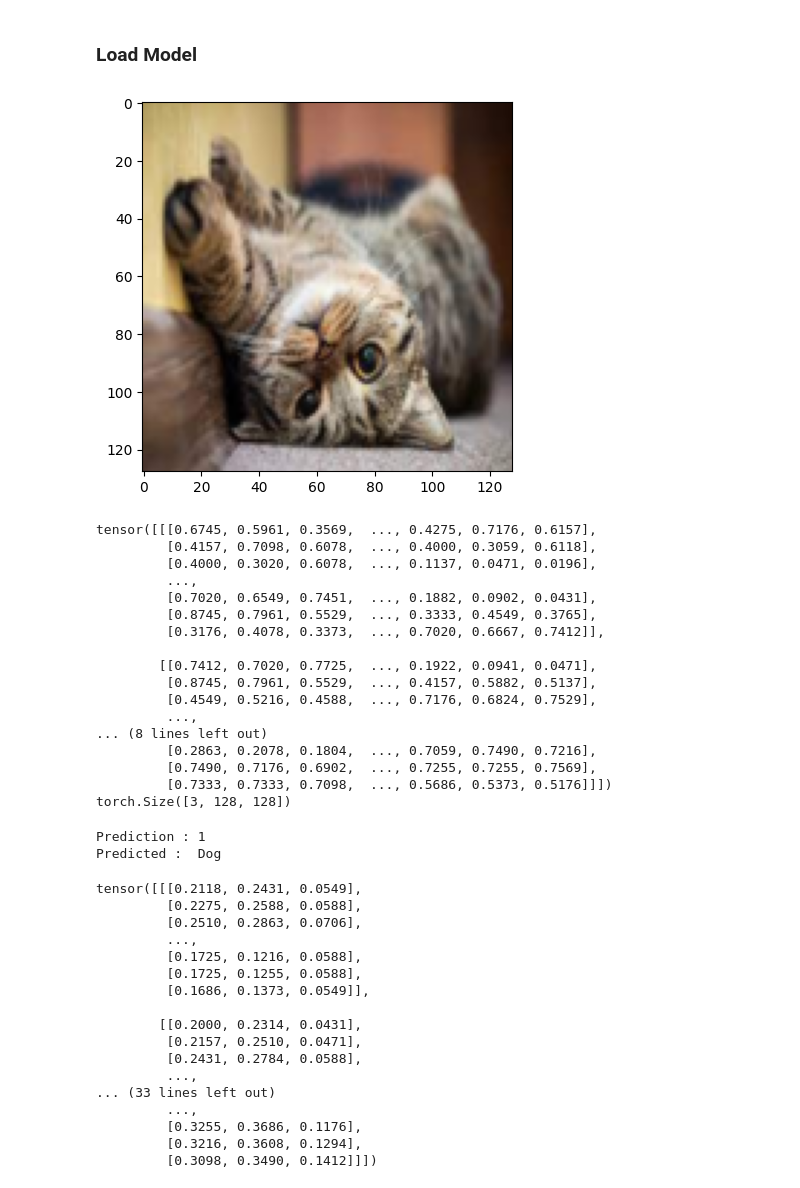
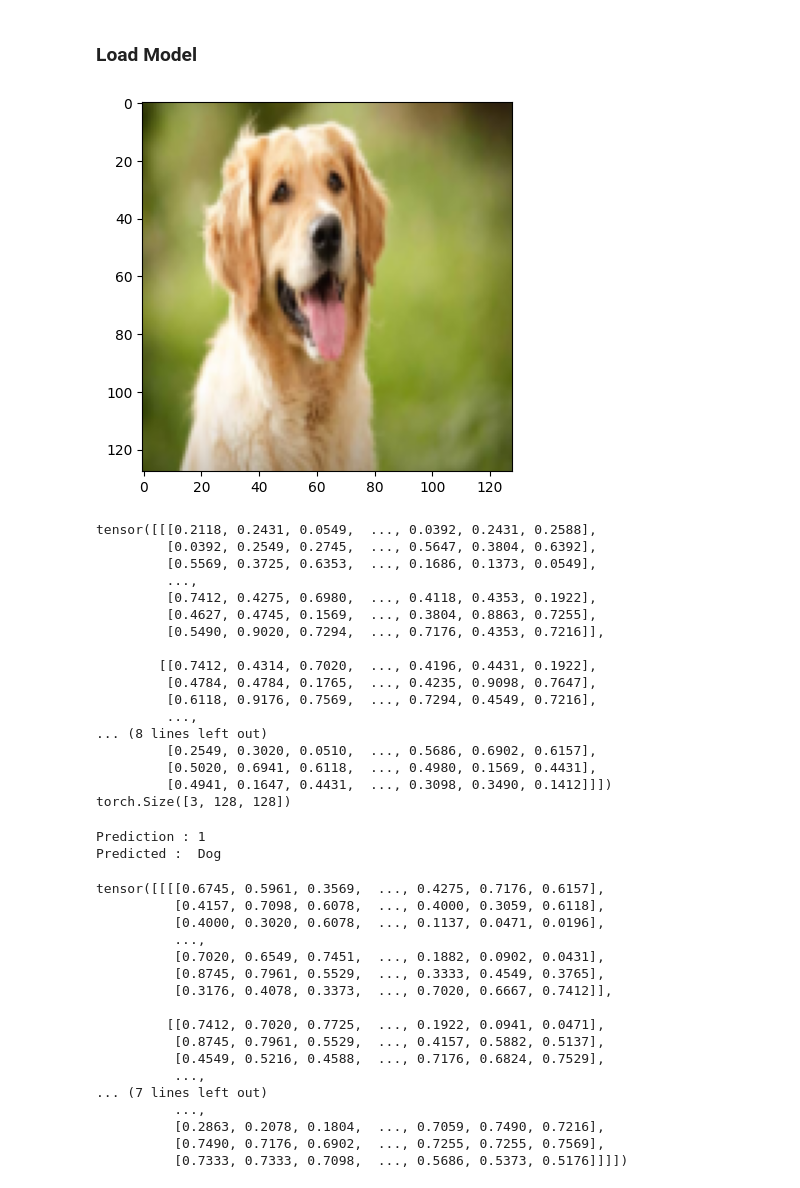
Before and after one commit to Nont18/Deep-learning-coding, a Jupyter notebook: pytorch/CatDogsClassification.ipynb, the cells around one changed output. Cells and saved outputs as stored; diff of their text form; code cells hidden in the pictures.

```diff
--- a/pytorch/CatDogsClassification.ipynb
+++ b/pytorch/CatDogsClassification.ipynb
@@ -248,22 +248,22 @@ loaded_model = pickle.load(open(filename, 'rb'))
 # %%
 transform = transforms.Compose([
     transforms.Resize((128, 128)),
     transforms.ToTensor(),
 ])
 
 import torchvision
 from PIL import Image
 
-input_path = r"../pytorch/cat_test.jpg"
+input_path = r"../pytorch/dog.jpg"
 input_data = Image.open(input_path)  # Open image with PIL
 # input_data = torchvision.io.read_image(path=input_path)
 input_data = transform(input_data)
 input_data = input_data.squeeze(0).cpu().numpy().transpose(1, 2, 0)  # Transpose to (28, 28, 3)
 
 plt.imshow(input_data)
 plt.show()
 # %% [output]
-[figure, old version]
+[figure, new version]
 # %%
 input_data = torch.tensor(input_data)
 # expected 3 128 128
@@ -272,22 +272,22 @@ input_data = input_data.reshape(3,128,128)
 print(input_data)
 print(input_data.shape)
 # %% [output]
-tensor([[[0.6745, 0.5961, 0.3569,  ..., 0.4275, 0.7176, 0.6157],
-         [0.4157, 0.7098, 0.6078,  ..., 0.4000, 0.3059, 0.6118],
-         [0.4000, 0.3020, 0.6078,  ..., 0.1137, 0.0471, 0.0196],
+tensor([[[0.2118, 0.2431, 0.0549,  ..., 0.0392, 0.2431, 0.2588],
+         [0.0392, 0.2549, 0.2745,  ..., 0.5647, 0.3804, 0.6392],
+         [0.5569, 0.3725, 0.6353,  ..., 0.1686, 0.1373, 0.0549],
          ...,
-         [0.7020, 0.6549, 0.7451,  ..., 0.1882, 0.0902, 0.0431],
-         [0.8745, 0.7961, 0.5529,  ..., 0.3333, 0.4549, 0.3765],
-         [0.3176, 0.4078, 0.3373,  ..., 0.7020, 0.6667, 0.7412]],
+         [0.7412, 0.4275, 0.6980,  ..., 0.4118, 0.4353, 0.1922],
+         [0.4627, 0.4745, 0.1569,  ..., 0.3804, 0.8863, 0.7255],
+         [0.5490, 0.9020, 0.7294,  ..., 0.7176, 0.4353, 0.7216]],
 
-        [[0.7412, 0.7020, 0.7725,  ..., 0.1922, 0.0941, 0.0471],
-         [0.8745, 0.7961, 0.5529,  ..., 0.4157, 0.5882, 0.5137],
-         [0.4549, 0.5216, 0.4588,  ..., 0.7176, 0.6824, 0.7529],
+        [[0.7412, 0.4314, 0.7020,  ..., 0.4196, 0.4431, 0.1922],
+         [0.4784, 0.4784, 0.1765,  ..., 0.4235, 0.9098, 0.7647],
+         [0.6118, 0.9176, 0.7569,  ..., 0.7294, 0.4549, 0.7216],
          ...,
 ... (8 lines left out)
-         [0.2863, 0.2078, 0.1804,  ..., 0.7059, 0.7490, 0.7216],
-         [0.7490, 0.7176, 0.6902,  ..., 0.7255, 0.7255, 0.7569],
-         [0.7333, 0.7333, 0.7098,  ..., 0.5686, 0.5373, 0.5176]]])
+         [0.2549, 0.3020, 0.0510,  ..., 0.5686, 0.6902, 0.6157],
+         [0.5020, 0.6941, 0.6118,  ..., 0.4980, 0.1569, 0.4431],
+         [0.4941, 0.1647, 0.4431,  ..., 0.3098, 0.3490, 0.1412]]])
 torch.Size([3, 128, 128])
 # %%
 model.eval()
@@ -311,20 +311,20 @@ Predicted :  Dog
 data = torch.tensor(data)
 data
 # %% [output]
-tensor([[[0.2118, 0.2431, 0.0549],
-         [0.2275, 0.2588, 0.0588],
-         [0.2510, 0.2863, 0.0706],
-         ...,
-         [0.1725, 0.1216, 0.0588],
-         [0.1725, 0.1255, 0.0588],
-         [0.1686, 0.1373, 0.0549]],
+tensor([[[[0.6745, 0.5961, 0.3569,  ..., 0.4275, 0.7176, 0.6157],
+          [0.4157, 0.7098, 0.6078,  ..., 0.4000, 0.3059, 0.6118],
+          [0.4000, 0.3020, 0.6078,  ..., 0.1137, 0.0471, 0.0196],
+          ...,
+          [0.7020, 0.6549, 0.7451,  ..., 0.1882, 0.0902, 0.0431],
+          [0.8745, 0.7961, 0.5529,  ..., 0.3333, 0.4549, 0.3765],
+          [0.3176, 0.4078, 0.3373,  ..., 0.7020, 0.6667, 0.7412]],
 
-        [[0.2000, 0.2314, 0.0431],
-         [0.2157, 0.2510, 0.0471],
-         [0.2431, 0.2784, 0.0588],
-         ...,
-... (33 lines left out)
-         ...,
-         [0.3255, 0.3686, 0.1176],
-         [0.3216, 0.3608, 0.1294],
-         [0.3098, 0.3490, 0.1412]]])
+         [[0.7412, 0.7020, 0.7725,  ..., 0.1922, 0.0941, 0.0471],
+          [0.8745, 0.7961, 0.5529,  ..., 0.4157, 0.5882, 0.5137],
+          [0.4549, 0.5216, 0.4588,  ..., 0.7176, 0.6824, 0.7529],
+          ...,
+... (7 lines left out)
+          ...,
+          [0.2863, 0.2078, 0.1804,  ..., 0.7059, 0.7490, 0.7216],
+          [0.7490, 0.7176, 0.6902,  ..., 0.7255, 0.7255, 0.7569],
+          [0.7333, 0.7333, 0.7098,  ..., 0.5686, 0.5373, 0.5176]]]])
```
Also changed, not shown: parts of 1 cell of this notebook, 1 other file.
